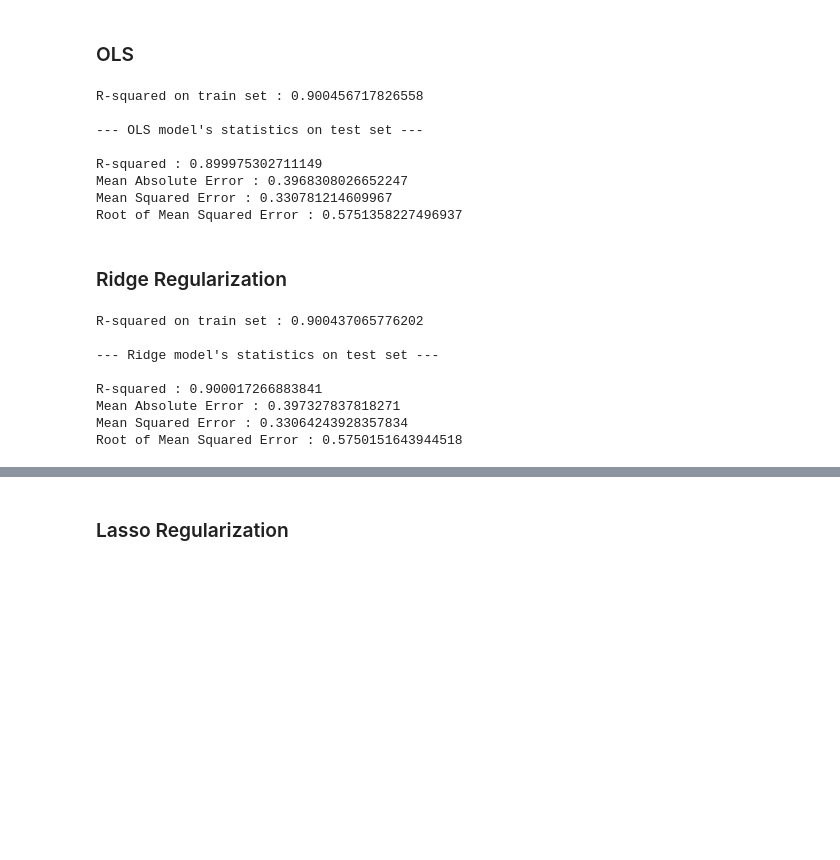
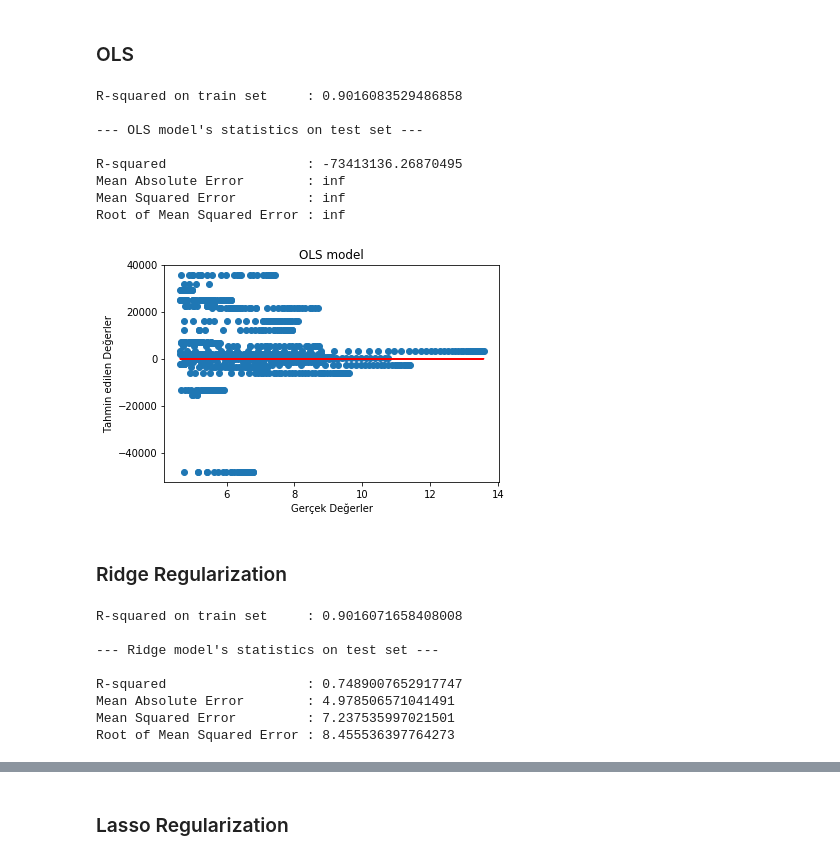
Before and after one commit to ekaynac/ml-corona-exercises, a Jupyter notebook: datajarlabs corona/Models for Linear Regression.ipynb, the cells around one changed output, grey strips where cells are left out. Saved outputs shown, nothing was run; the diff lists cells and outputs as text; code cells hidden in the pictures; blank space fills up the shorter version.

```diff
--- a/datajarlabs corona/Models for Linear Regression.ipynb
+++ b/datajarlabs corona/Models for Linear Regression.ipynb
@@ -22,11 +22,18 @@ warnings.filterwarnings(action="ignore")
 ## Reading Data
 # %%
 df = pd.read_excel("feed_the_model.xlsx")
+df.sort_values(by="Day")
 
-X = df[df.columns[df.columns != "total_cases"]]
-Y = df["total_cases"]
 
-X_train, X_test, y_train, y_test = train_test_split(X, Y, test_size = 0.2, random_state = 465)
+df_train = df.iloc[0:int(df.shape[0]*80/100),:]
+
+df_test = df.iloc[int(df.shape[0]*80/100):df.shape[0]+1,:]
+
+X_train = df_train[df_train.columns[df_train.columns != "total_cases"]]
+y_train = df_train["total_cases"]
+
+X_test = df_test[df_test.columns[df_test.columns != "total_cases"]]
+y_test = df_test["total_cases"]
 
 print("Data on train-set  : {}".format(X_train.shape[0]))
 print("Data on test-set   : {}".format(X_test.shape[0]))
@@ -44,22 +51,31 @@ ols_model.fit(X_train,y_train)
 ols_model_train_predict = ols_model.predict(X_train)
 ols_model_test_predict = ols_model.predict(X_test)
 # %%
-print("R-squared on train set :",ols_model.score(X_train,y_train),"\n")
+print("R-squared on train set     :",ols_model.score(X_train,y_train),"\n")
 
 print("--- OLS model's statistics on test set ---\n")
-print("R-squared :",ols_model.score(X_test,y_test))
-print("Mean Absolute Error :",mean_absolute_error(y_test,ols_model_test_predict))
-print("Mean Squared Error :",mse(y_test,ols_model_test_predict))
-print("Root of Mean Squared Error :",rmse(y_test,ols_model_test_predict))
+print("R-squared                  :",ols_model.score(X_test,y_test))
+print("Mean Absolute Error        :",10**mean_absolute_error(y_test,ols_model_test_predict))
+print("Mean Squared Error         :",10**mse(y_test,ols_model_test_predict))
+print("Root of Mean Squared Error :",10**rmse(y_test,ols_model_test_predict))
 # %% [output]
-R-squared on train set : 0.900456717826558
+R-squared on train set     : 0.9016083529486858
 
 --- OLS model's statistics on test set ---
 
-R-squared : 0.899975302711149
-Mean Absolute Error : 0.3968308026652247
-Mean Squared Error : 0.330781214609967
-Root of Mean Squared Error : 0.5751358227496937
+R-squared                  : -73413136.26870495
+Mean Absolute Error        : inf
+Mean Squared Error         : inf
+Root of Mean Squared Error : inf
+# %%
+plt.scatter(y_test, ols_model_test_predict)
+plt.plot(y_test, y_test, color="red")
+plt.xlabel("Gerçek Değerler")
+plt.ylabel("Tahmin edilen Değerler")
+plt.title("OLS model")
+plt.show()
+# %% [output]
+[figure, added]
 # %% [markdown]
 ### Ridge Regularization
 # %%
@@ -69,19 +85,19 @@ ridge_model.fit(X_train,y_train)
 ridge_model_train_predict = ridge_model.predict(X_train)
 ridge_model_test_predict = ridge_model.predict(X_test)
 # %%
-print("R-squared on train set :",ridge_model.score(X_train,y_train),"\n")
+print("R-squared on train set     :",ridge_model.score(X_train,y_train),"\n")
 
 print("--- Ridge model's statistics on test set ---\n")
-print("R-squared :",ridge_model.score(X_test,y_test))
-print("Mean Absolute Error :",mean_absolute_error(y_test,ridge_model_test_predict))
-print("Mean Squared Error :",mean_squared_error(y_test,ridge_model_test_predict))
-print("Root of Mean Squared Error :",mean_squared_error(y_test,ridge_model_test_predict)**(1/2))
+print("R-squared                  :",ridge_model.score(X_test,y_test))
+print("Mean Absolute Error        :",10**mean_absolute_error(y_test,ridge_model_test_predict))
+print("Mean Squared Error         :",10**mean_squared_error(y_test,ridge_model_test_predict))
+print("Root of Mean Squared Error :",10**mean_squared_error(y_test,ridge_model_test_predict)**(1/2))
 # %% [output]
-R-squared on train set : 0.900437065776202
+R-squared on train set     : 0.9016071658408008
 
 --- Ridge model's statistics on test set ---
 
-R-squared : 0.900017266883841
-Mean Absolute Error : 0.397327837818271
-Mean Squared Error : 0.33064243928357834
-Root of Mean Squared Error : 0.5750151643944518
+R-squared                  : 0.7489007652917747
+Mean Absolute Error        : 4.978506571041491
+Mean Squared Error         : 7.237535997021501
+Root of Mean Squared Error : 8.455536397764273
```
Also changed, not shown: parts of 14 cells of this notebook, 3 other files.
